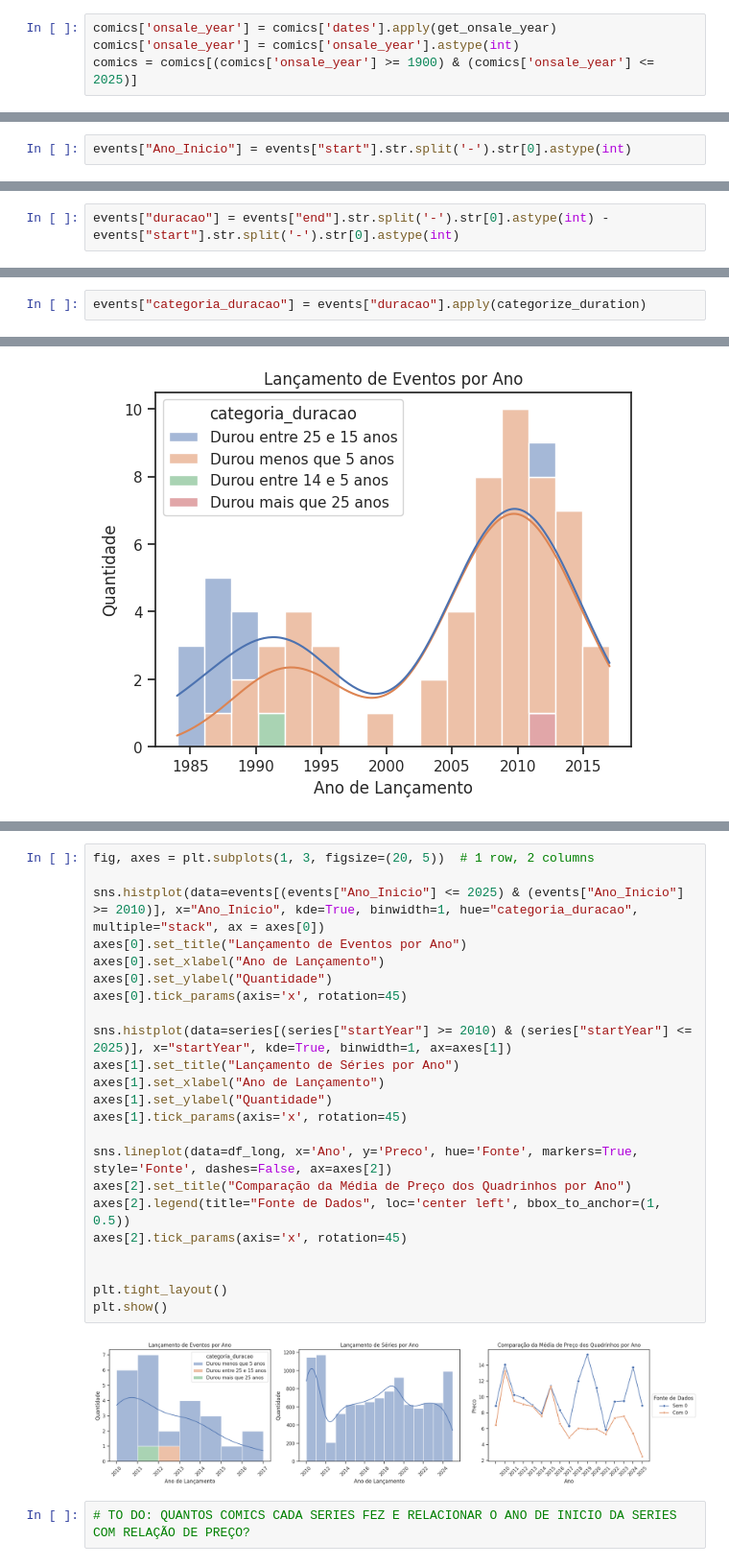
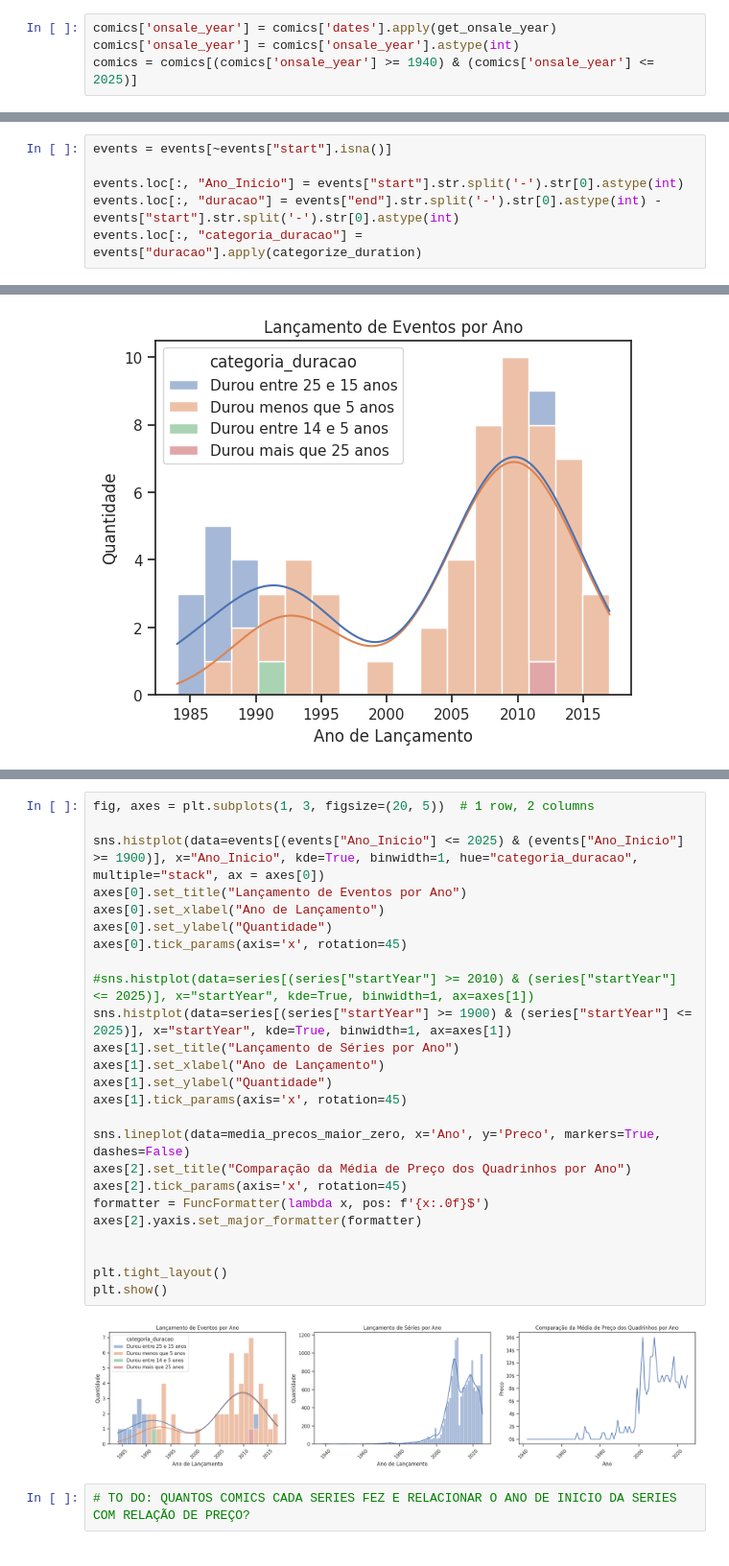
Before and after one commit to thamyrissacamoto/MarvelAPI, a Jupyter notebook: AnalisandoInsights.ipynb, the cells around one changed output, grey strips where cells are left out. Shown at 96% size. Drawn from its saved outputs; the diff is of its cells as text.

```diff
--- a/AnalisandoInsights.ipynb
+++ b/AnalisandoInsights.ipynb
@@ -190,5 +190,5 @@ A correlação entre ter descrição e a quantidade de quadrinhos disponíveis d
 # %%
 comics['onsale_year'] = comics['dates'].apply(get_onsale_year)
 comics['onsale_year'] = comics['onsale_year'].astype(int)
-comics = comics[(comics['onsale_year'] >= 1900) & (comics['onsale_year'] <= 2025)]
+comics = comics[(comics['onsale_year'] >= 1940) & (comics['onsale_year'] <= 2025)]
 # %%
@@ -644,2 +530,0 @@ events = events[~events["start"].isna()]
-# %%
-events["Ano_Inicio"] = events["start"].str.split('-').str[0].astype(int)
@@ -651,5 +531,9 @@ See the caveats in the documentation: https://pandas.pydata.org/pandas-docs/stab
 # %%
-events["duracao"] = events["end"].str.split('-').str[0].astype(int) - events["start"].str.split('-').str[0].astype(int)
+events = events[~events["start"].isna()]
+
+events.loc[:, "Ano_Inicio"] = events["start"].str.split('-').str[0].astype(int)
+events.loc[:, "duracao"] = events["end"].str.split('-').str[0].astype(int) - events["start"].str.split('-').str[0].astype(int)
+events.loc[:, "categoria_duracao"] = events["duracao"].apply(categorize_duration)
 # %% [output]
 A value is trying to be set on a copy of a slice from a DataFrame.
 Try using .loc[row_indexer,col_indexer] = value instead
@@ -658,2 +555,0 @@ See the caveats in the documentation: https://pandas.pydata.org/pandas-docs/stab
-# %%
-events["categoria_duracao"] = events["duracao"].apply(categorize_duration)
@@ -720,27 +596,29 @@ plt.show()
 # %%
 fig, axes = plt.subplots(1, 3, figsize=(20, 5))  # 1 row, 2 columns
 
-sns.histplot(data=events[(events["Ano_Inicio"] <= 2025) & (events["Ano_Inicio"] >= 2010)], x="Ano_Inicio", kde=True, binwidth=1, hue="categoria_duracao", multiple="stack", ax = axes[0])
+sns.histplot(data=events[(events["Ano_Inicio"] <= 2025) & (events["Ano_Inicio"] >= 1900)], x="Ano_Inicio", kde=True, binwidth=1, hue="categoria_duracao", multiple="stack", ax = axes[0])
 axes[0].set_title("Lançamento de Eventos por Ano")
 axes[0].set_xlabel("Ano de Lançamento")
 axes[0].set_ylabel("Quantidade")
 axes[0].tick_params(axis='x', rotation=45)
 
-sns.histplot(data=series[(series["startYear"] >= 2010) & (series["startYear"] <= 2025)], x="startYear", kde=True, binwidth=1, ax=axes[1])
+#sns.histplot(data=series[(series["startYear"] >= 2010) & (series["startYear"] <= 2025)], x="startYear", kde=True, binwidth=1, ax=axes[1])
+sns.histplot(data=series[(series["startYear"] >= 1900) & (series["startYear"] <= 2025)], x="startYear", kde=True, binwidth=1, ax=axes[1])
 axes[1].set_title("Lançamento de Séries por Ano")
 axes[1].set_xlabel("Ano de Lançamento")
 axes[1].set_ylabel("Quantidade")
 axes[1].tick_params(axis='x', rotation=45)
 
-sns.lineplot(data=df_long, x='Ano', y='Preco', hue='Fonte', markers=True, style='Fonte', dashes=False, ax=axes[2])
+sns.lineplot(data=media_precos_maior_zero, x='Ano', y='Preco', markers=True, dashes=False)
 axes[2].set_title("Comparação da Média de Preço dos Quadrinhos por Ano")
-axes[2].legend(title="Fonte de Dados", loc='center left', bbox_to_anchor=(1, 0.5))
 axes[2].tick_params(axis='x', rotation=45)
+formatter = FuncFormatter(lambda x, pos: f'{x:.0f}$')
+axes[2].yaxis.set_major_formatter(formatter)
 
 
 plt.tight_layout()
 plt.show()
 # %% [output]
-[figure, old version]
+[figure, new version]
 # %%
 # TO DO: QUANTOS COMICS CADA SERIES FEZ E RELACIONAR O ANO DE INICIO DA SERIES COM RELAÇÃO DE PREÇO?
```
Also changed, not shown: parts of 51 cells of this notebook.
